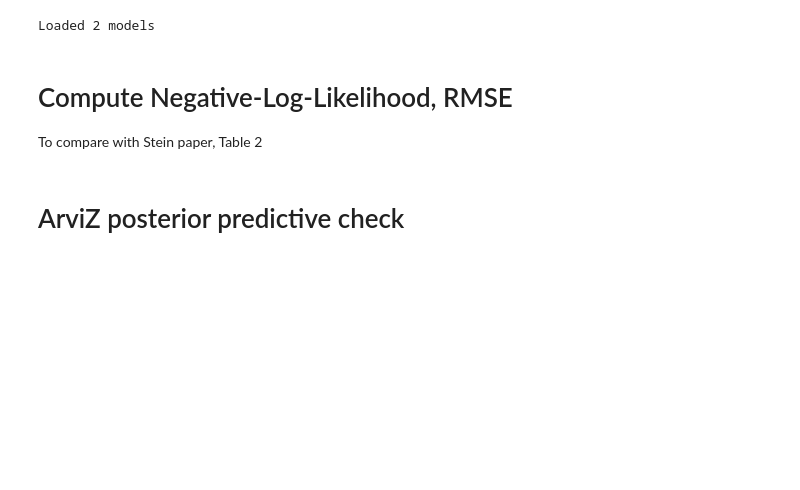
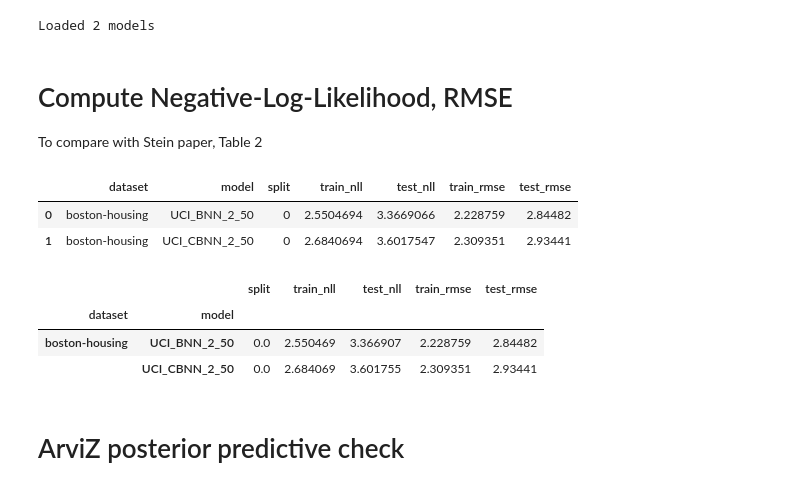
Before and after one commit to Snailed/thesis-code, a Jupyter notebook: notebooks/plot_uci.ipynb, the cells around one changed output. Saved outputs shown, nothing was run; the diff lists cells and outputs as text; code cells hidden in the pictures; blank space fills up the shorter version.

```diff
--- a/notebooks/plot_uci.ipynb
+++ b/notebooks/plot_uci.ipynb
@@ -77,19 +77,30 @@ for row, d in zip(models, table):
 
     predictive = Predictive(model, posterior_samples=samples, return_sites=["y_loc"], batch_ndims=2)
     # print(samples.keys())
-    # print(predictive(model_key, X=train_X, y=None, D_Y=1).keys())
     predicted_ys = predictive(model_key, X=train_X, y=None, D_Y=1)["y_loc"]
-    train_rmse = jnp.sqrt(((train_y - predicted_ys)**2).mean())
+    train_rmse = jnp.sqrt(((train_y - predicted_ys[0,:,:,0])**2).mean())
 
     predictive = Predictive(model, posterior_samples=samples, return_sites=["y_loc"], batch_ndims=2)
     predicted_ys = predictive(model_key, X=test_X, y=None, D_Y=1)["y_loc"]
-    test_rmse = jnp.sqrt(((test_y - predicted_ys)**2).mean())
+    test_rmse = jnp.sqrt(((test_y - predicted_ys[0,:,:,0])**2).mean())
 
     d["train_nll"] = train_nll.mean()
     d["test_nll"] = test_nll.mean()
     d["train_rmse"] = train_rmse.item()
     d["test_rmse"] = test_rmse.item()
-pd.DataFrame(table)
+table_df = pd.DataFrame(table)
+table_df
+# %% [output]
+|  | dataset | model | split | train_nll | test_nll | train_rmse | test_rmse |
+| 0 | boston-housing | UCI_BNN_2_50 | 0 | 2.5504694 | 3.3669066 | 2.228759 | 2.84482 |
+| 1 | boston-housing | UCI_CBNN_2_50 | 0 | 2.6840694 | 3.6017547 | 2.309351 | 2.93441 |
+# %%
+table_df.groupby(["dataset", "model"]).mean()
+# %% [output]
+|  |  | split | train_nll | test_nll | train_rmse | test_rmse |
+| dataset | model |  |  |  |  |  |
+| boston-housing | UCI_BNN_2_50 | 0.0 | 2.550469 | 3.366907 | 2.228759 | 2.84482 |
+|  | UCI_CBNN_2_50 | 0.0 | 2.684069 | 3.601755 | 2.309351 | 2.93441 |
 # %% [markdown]
 # ArviZ posterior predictive check
 # %%
```
Also changed, not shown: parts of 2 cells of this notebook.
